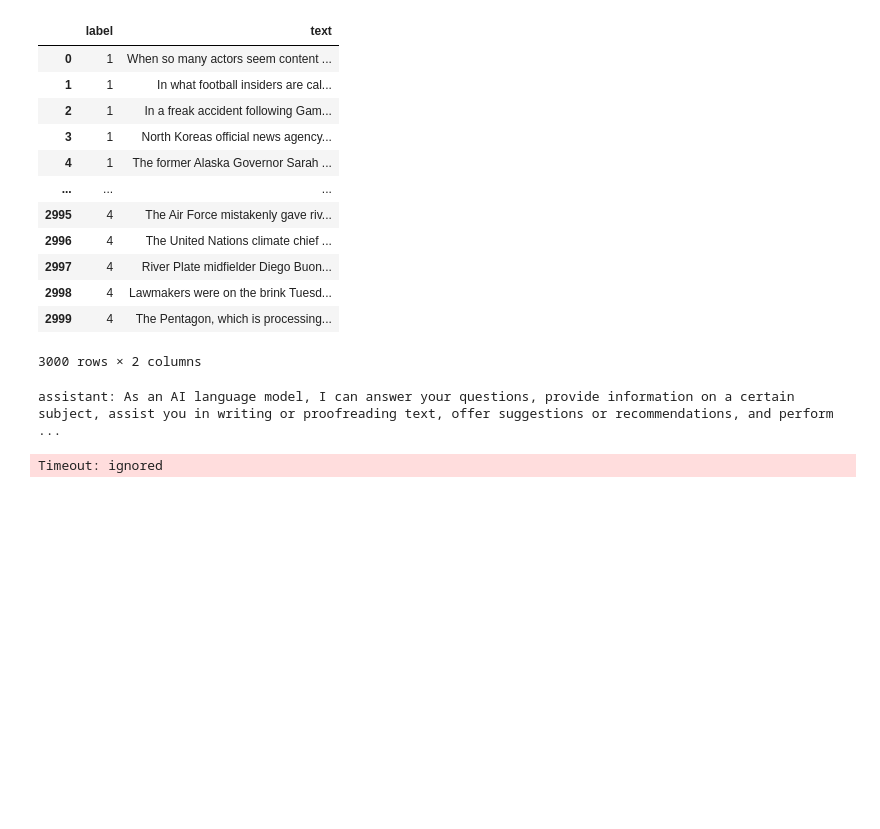
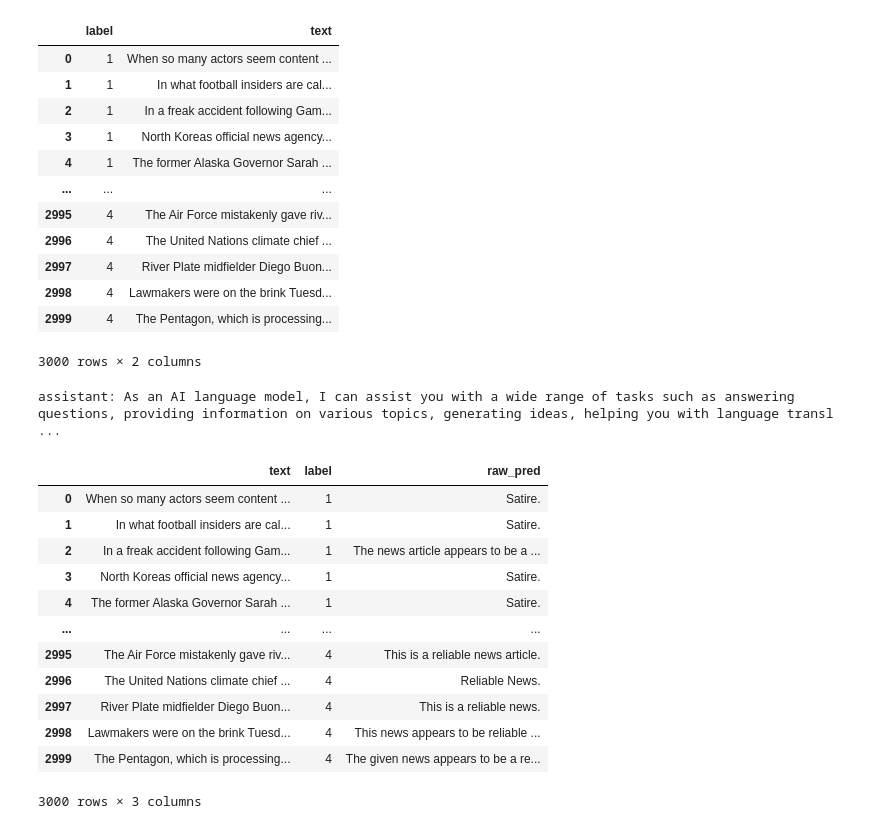
Before and after one commit to ljhgabe/CS4248-Team15-LUN, a Jupyter notebook: code/prompt_experiments.ipynb, the cells around one changed output. Drawn from its saved outputs; the diff is of its cells as text; code cells hidden in the pictures; blank space fills up the shorter version.

```diff
--- a/code/prompt_experiments.ipynb
+++ b/code/prompt_experiments.ipynb
@@ -51,42 +79,40 @@ test
 # %%
 model_id = 'gpt-3.5-turbo'
 
-def get_gpt_reply(conversation):
+def get_gpt_reply(m):
     response = openai.ChatCompletion.create(
         model=model_id,
-        messages=conversation
+        messages=m
     )
-    conversation.append({'role': response.choices[0].message.role, 'content': response.choices[0].message.content})
-    return conversation
+    m.append({'role': response.choices[0].message.role, 'content': response.choices[0].message.content})
+    return m
 
-conversation = []
-conversation.append({'role': 'system', 'content': 'How may I help you?'})
-conversation = get_gpt_reply(conversation)
-print('{0}: {1}\n'.format(conversation[-1]['role'].strip(), conversation[-1]['content'].strip()))
+messages = []
+messages.append({'role': 'system', 'content': 'How may I help you?'})
+messages = get_gpt_reply(messages)
+print('{0}: {1}\n'.format(messages[-1]['role'].strip(), messages[-1]['content'].strip()))
 # %% [output]
-assistant: As an AI language model, I can answer your questions, provide information on a certain subject, assist you in writing or proofreading text, offer suggestions or recommendations, and perform ...
+assistant: As an AI language model, I can assist you with a wide range of tasks such as answering questions, providing information on various topics, generating ideas, helping you with language transl ...
 # %%
 responses = list()
 pbar = tqdm(total=3000)
 
 for index, row in test.iterrows():
-    this_conv = conversation.copy()
-    this_conv.append({'role': 'user', 'content': 'Decide whether the following news is a satire, hoax, propaganda or reliable news, reply only with its classification, without justification.'})
-    this_conv = get_gpt_reply(this_conv)
+    this_message = messages.copy()
+    this_message.append({'role': 'user', 'content': 'Decide whether the following news is a satire, hoax, propaganda or reliable news, reply only with its classification, without justification. \n'})
+    this_message = get_gpt_reply(this_message)
 
     prompt = "News: " + row['text']
-    this_conv.append({'role': 'user', 'content': prompt})
+    this_message.append({'role': 'user', 'content': prompt})
     try:
-        output = get_gpt_reply(this_conv)
+        output = get_gpt_reply(this_message)
         responses.append(output[-1]['content'].strip())
     except Exception:
-        responses.append('News is too long.')
+        responses.append('NaN')
 
     pbar.update()
 
 pbar.close()
-# %% [output]
-Timeout: ignored
 # %%
 test['responses'] = responses
 # %%
@@ -96,0 +120,18 @@ files.download('result_test.csv')
+# %%
+results = pd.read_csv('result_test_raw.csv')
+results = results[['text', 'label', 'raw_pred']]
+results
+# %% [output]
+|  | text | label | raw_pred |
+| 0 | When so many actors seem content ... | 1 | Satire. |
+| 1 | In what football insiders are cal... | 1 | Satire. |
+| 2 | In a freak accident following Gam... | 1 | The news article appears to be a ... |
+| 3 | North Koreas official news agency... | 1 | Satire. |
+| 4 | The former Alaska Governor Sarah ... | 1 | Satire. |
+| ... | ... | ... | ... |
+| 2995 | The Air Force mistakenly gave riv... | 4 | This is a reliable news article. |
+| 2996 | The United Nations climate chief ... | 4 | Reliable News. |
+| 2997 | River Plate midfielder Diego Buon... | 4 | This is a reliable news. |
+| 2998 | Lawmakers were on the brink Tuesd... | 4 | This news appears to be reliable ... |
+| 2999 | The Pentagon, which is processing... | 4 | The given news appears to be a re... |
+3000 rows × 3 columns
```
Also changed, not shown: parts of 27 cells of this notebook.
